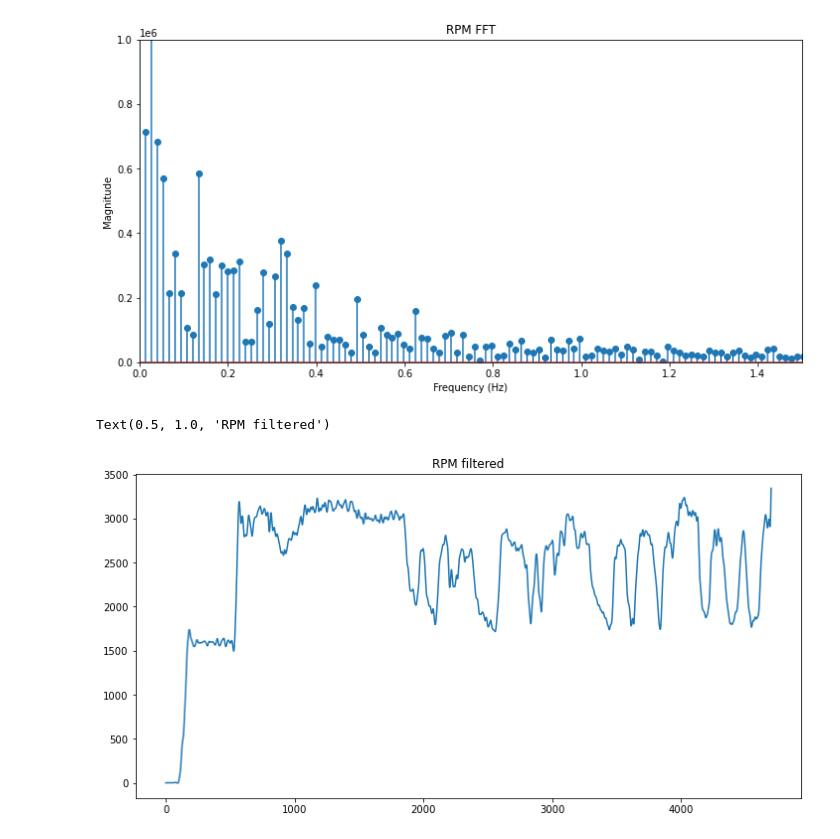
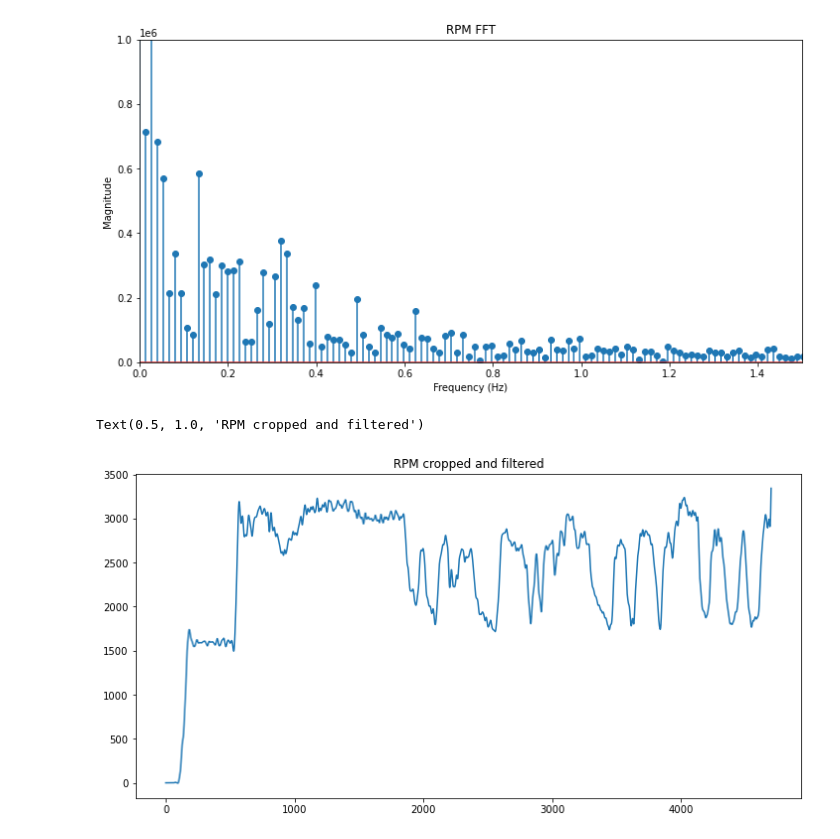
Before and after one commit to Bruin-Racing-Baja/MOAT, a Jupyter notebook: data_analysis/freq_analysis.ipynb, the cells around one changed output. Saved outputs shown, nothing was run; the diff lists cells and outputs as text; code cells hidden in the pictures.

```diff
--- a/data_analysis/freq_analysis.ipynb
+++ b/data_analysis/freq_analysis.ipynb
@@ -46,9 +46,9 @@ Text(0, 0.5, 'Magnitude')
 # %%
 b, a = signal.butter(4, .1, 'low')  #4th order, cutoff is .1 rad/s
 y_filt = signal.filtfilt(b, a, y_trim)
 plt.figure(figsize = (12, 6))
 plt.plot(x, y_filt)
-plt.title("RPM filtered")
+plt.title("RPM cropped and filtered")
 # %% [output]
-Text(0.5, 1.0, 'RPM filtered')
+Text(0.5, 1.0, 'RPM cropped and filtered')
-[figure, old version]
+[figure, new version]
```
Also changed, not shown: parts of 1 cell of this notebook.
